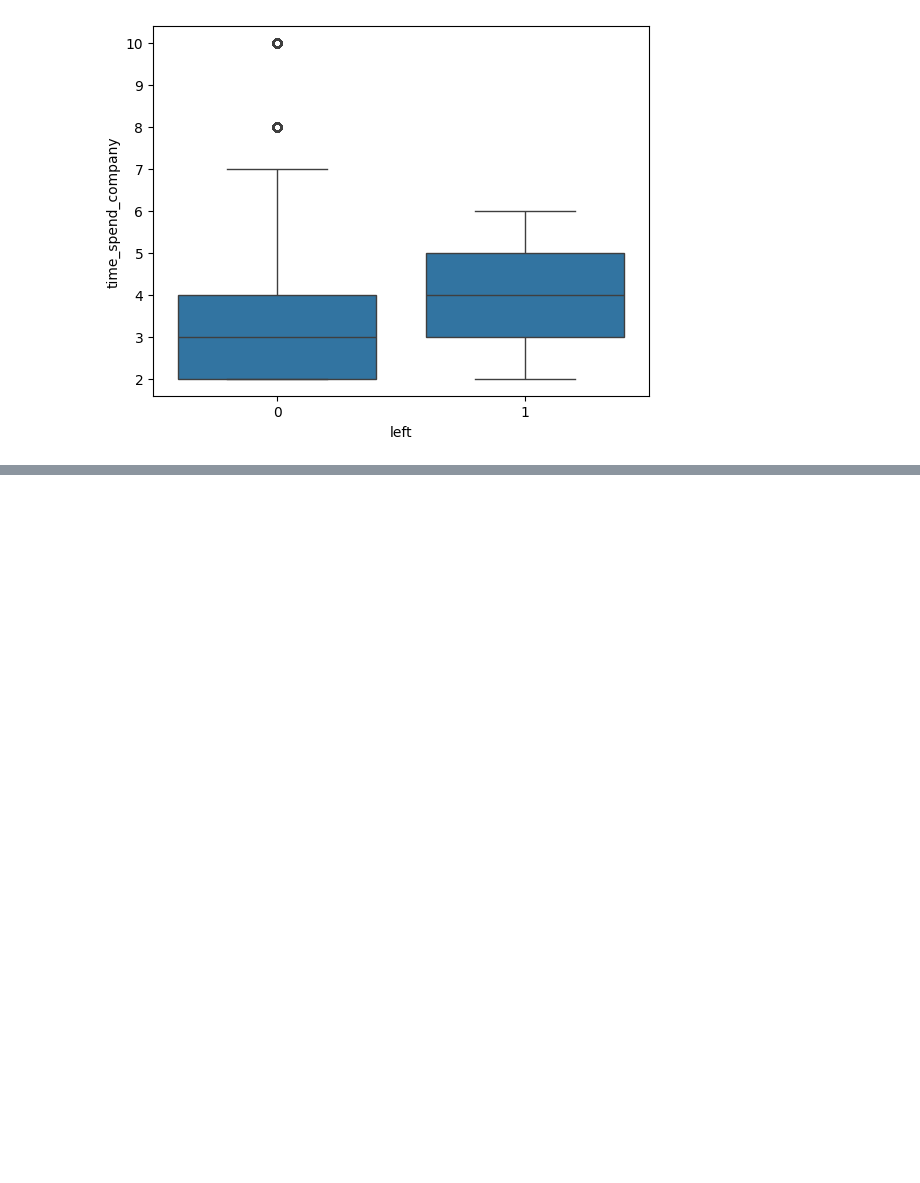
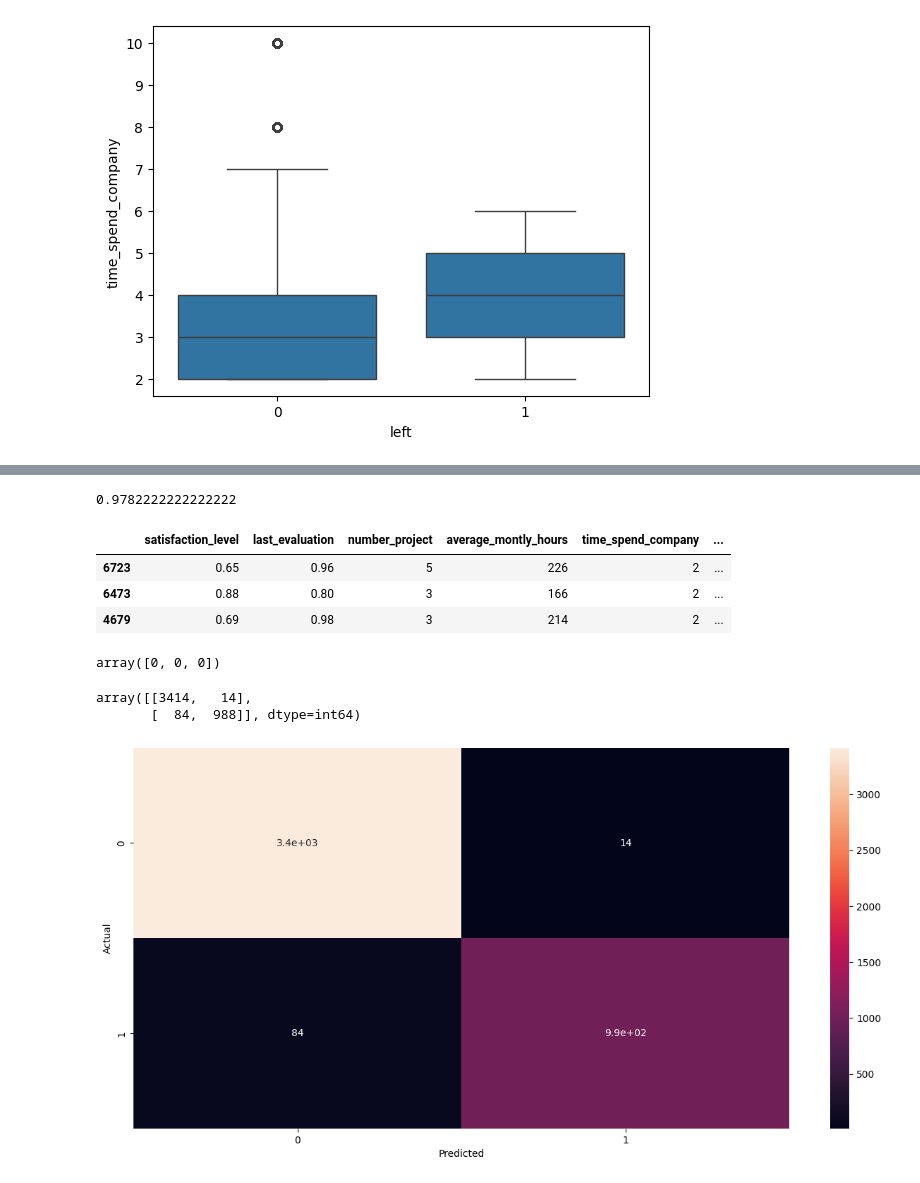
Before and after one commit to ictorv/EmployeeRetention, a Jupyter notebook: main.ipynb, the cells around one changed output, grey strips where cells are left out. Cells and saved outputs as stored; diff of their text form; code cells hidden in the pictures; blank space fills up the shorter version.

Commit message:
Added Model

```diff
--- a/main.ipynb
+++ b/main.ipynb
@@ -208,0 +249,3 @@ ValueError: could not convert string to float: 'low'
+# %%
+from sklearn.model_selection import train_test_split
+X_train, X_test, y_train, y_test= train_test_split(X,y,test_size=0.3, random_state=42)
@@ -208,0 +306,4 @@ ValueError: could not convert string to float: 'low'
+# %%
+model_xgb=XGBClassifier(objective='binary:logistic',learning_rate=0.1,max_depth=20,n_estimators=20)
+# %%
+model_xgb.fit(X_train,y_train)
@@ -208,0 +322,30 @@ ValueError: could not convert string to float: 'low'
+# %%
+model_xgb.score(X_test,y_test)
+# %% [output]
+0.9782222222222222
+# %%
+X_test[:3]
+# %% [output]
+|  | satisfaction_level | last_evaluation | number_project | average_montly_hours | time_spend_company | ... |
+| 6723 | 0.65 | 0.96 | 5 | 226 | 2 | ... |
+| 6473 | 0.88 | 0.80 | 3 | 166 | 2 | ... |
+| 4679 | 0.69 | 0.98 | 3 | 214 | 2 | ... |
+# %%
+model_xgb.predict(X_test[:3])
+# %% [output]
+array([0, 0, 0])
+# %%
+from sklearn.metrics import confusion_matrix
+cm=confusion_matrix(y_test,model_xgb.predict(X_test))
+cm
+# %% [output]
+array([[3414,   14],
+       [  84,  988]], dtype=int64)
+# %%
+fig=plt.figure(figsize=(15,7))
+sns.heatmap(cm,annot=True)
+plt.xlabel('Predicted')
+plt.ylabel('Actual')
+plt.show()
+# %% [output]
+[figure, added]
```
Also changed, not shown: parts of 18 cells of this notebook.
